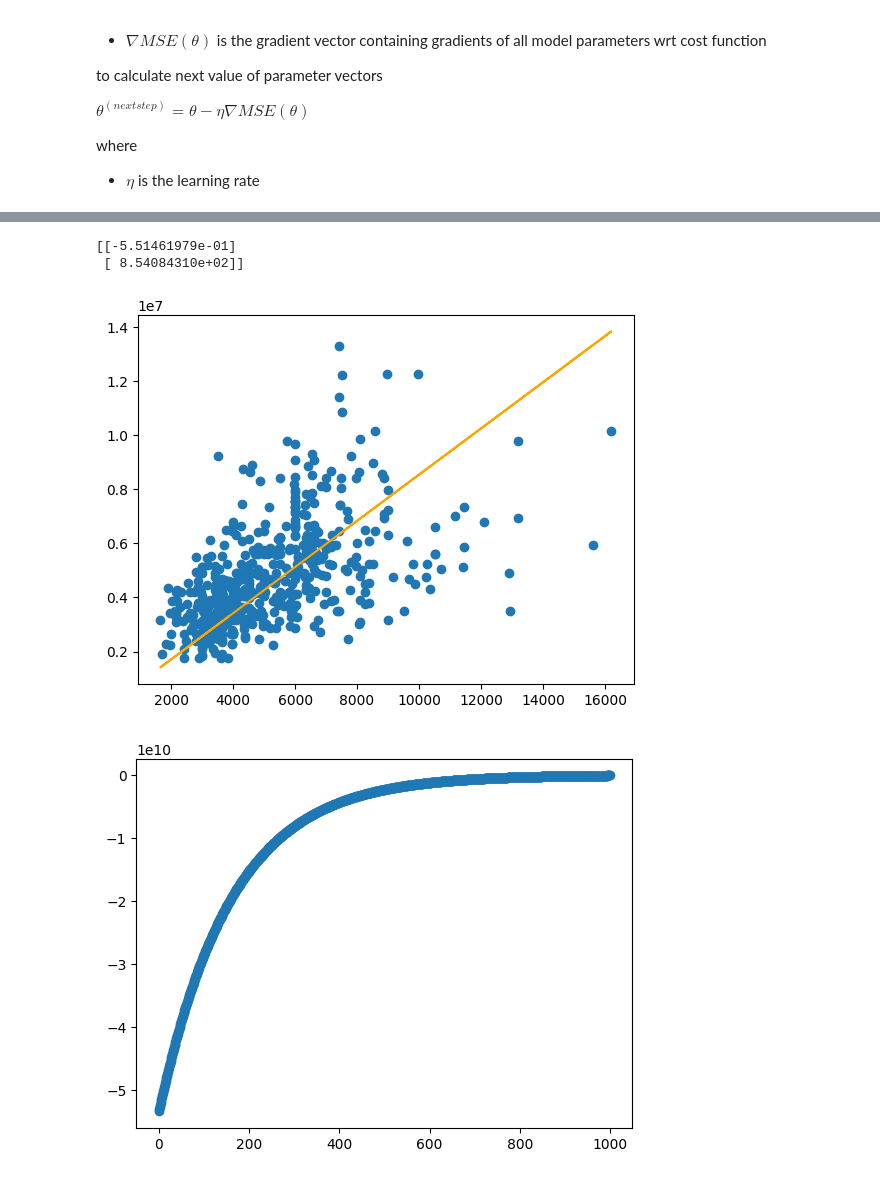
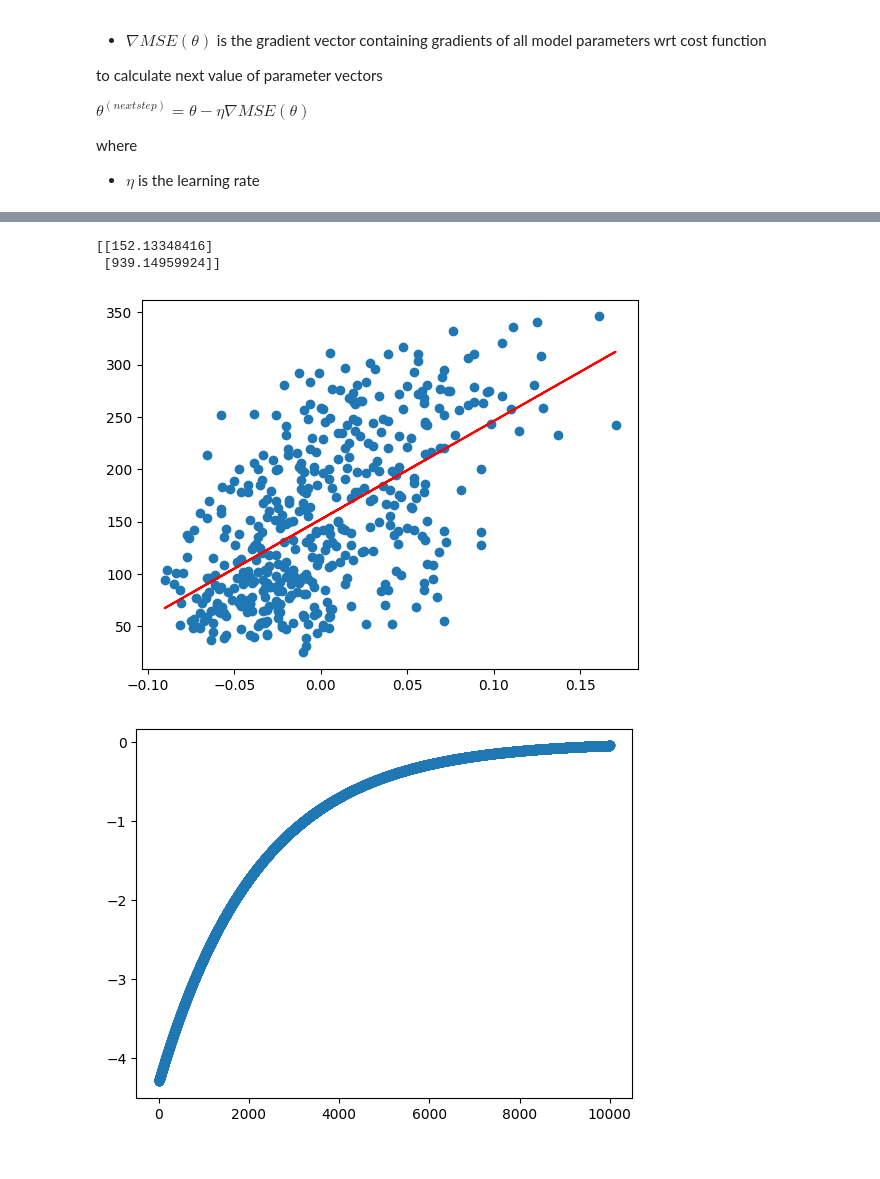
Before and after one commit to aniketmore311/ML_pracs, a Jupyter notebook: 1_simple_linear_regression/linear_regression.ipynb, the cells around one changed output, grey strips where cells are left out. Cells and saved outputs as stored; diff of their text form; code cells hidden in the pictures.

```diff
--- a/1_simple_linear_regression/linear_regression.ipynb
+++ b/1_simple_linear_regression/linear_regression.ipynb
@@ -156,9 +149,11 @@ array([[1.00e+00, 7.42e+03],
 # %%
 # using skitlearn
-# from sklearn.linear_model import LinearRegression
-# lin_reg = LinearRegression()
-# lin_reg.fit(X, y)
-# print(lin_reg.intercept_, lin_reg.coef_)
-# y_pred = lin_reg.predict(X)
-# plt.scatter(X,y)
-# plt.plot(X,y_pred, color='orange')
+from sklearn.linear_model import LinearRegression
+lin_reg = LinearRegression()
+lin_reg.fit(X, y)
+print(lin_reg.intercept_, lin_reg.coef_)
+y_pred = lin_reg.predict(X)
+# plotting
+plt.scatter(X,y)
+plt.plot(X,y_pred, color="red")
+plt.show()
@@ -165,37 +163,36 @@ array([[1.00e+00, 7.42e+03],
 # %%
 # using gradient descent
 # these values of learning rate and iterations are specific to this dataset
 # for other datasets try tweaking these values till you get good enough predictions
-eta = 0.0000000001
-n_iterations = 1000
-m = X_len
+eta = 0.1
+n_iterations = 10000
 
 theta = np.random.randn(2,1)
 
 # for plots
-iters = np.zeros((n_iterations,1))
-grads = np.zeros((n_iterations, 1))
+iters = []
+grads = []
 
 for iteration in range(n_iterations):
     gradients = 2/m * X_new.T.dot(X_new.dot(theta) - y)
     theta = theta - eta * gradients
-    # for plots
-    iters[iteration] = np.array([iteration])
-    grads[iteration] = np.array([gradients[1,0]])
+    # for gradient descent plots
+    iters.append(iteration)
+    grads.append(gradients[1,0])
 
 print(theta)
-
 y_pred = X_new.dot(theta)
 
+# plotting
 plt.scatter(X,y)
-plt.plot(X,y_pred, color='orange')
+plt.plot(X,y_pred, color="red")
 plt.show()
 
-# plot
-plt.scatter(iters,grads)
+# gradient plot
+plt.scatter(iters, grads)
 plt.show()
 # %% [output]
-[[-5.51461979e-01]
- [ 8.54084310e+02]]
+[[152.13348416]
+ [939.14959924]]
-[figure, old version]
+[figure, new version]
-[figure, old version]
+[figure, new version]
```
Also changed, not shown: parts of 9 cells of this notebook, 3 other files.
